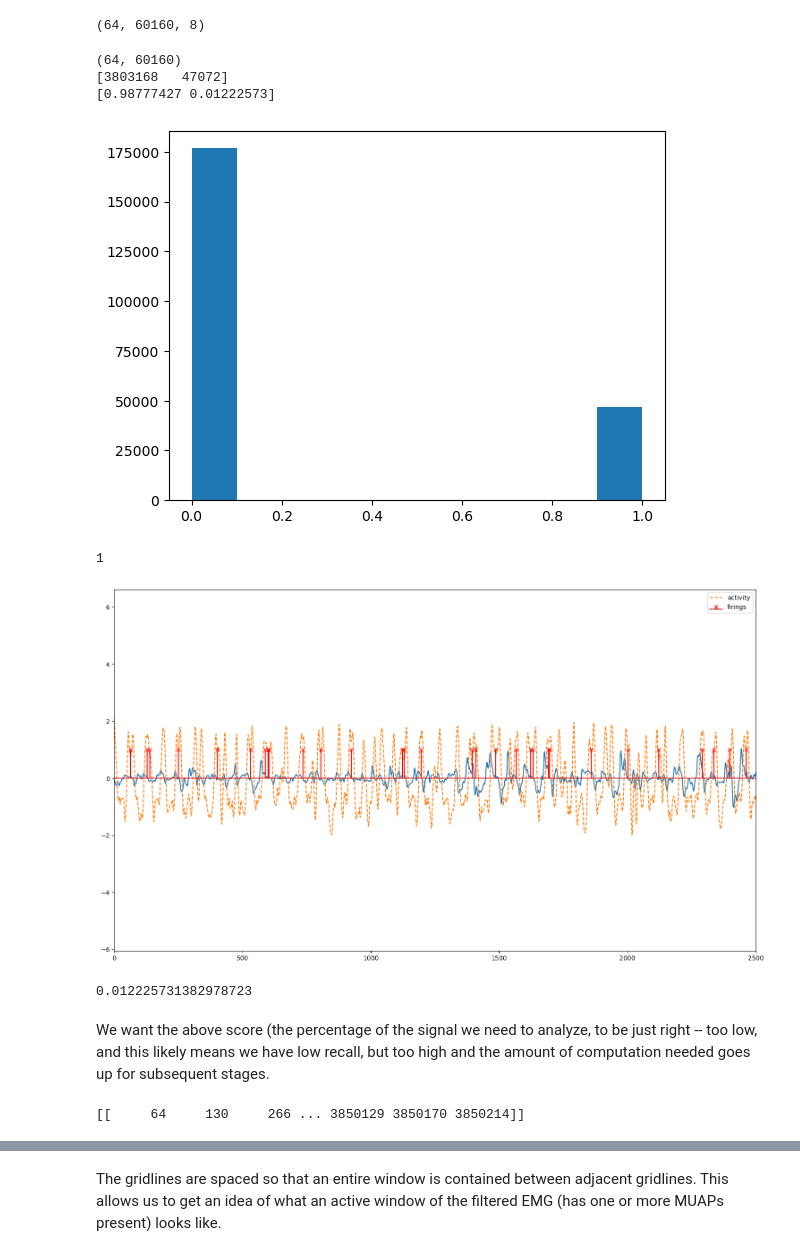
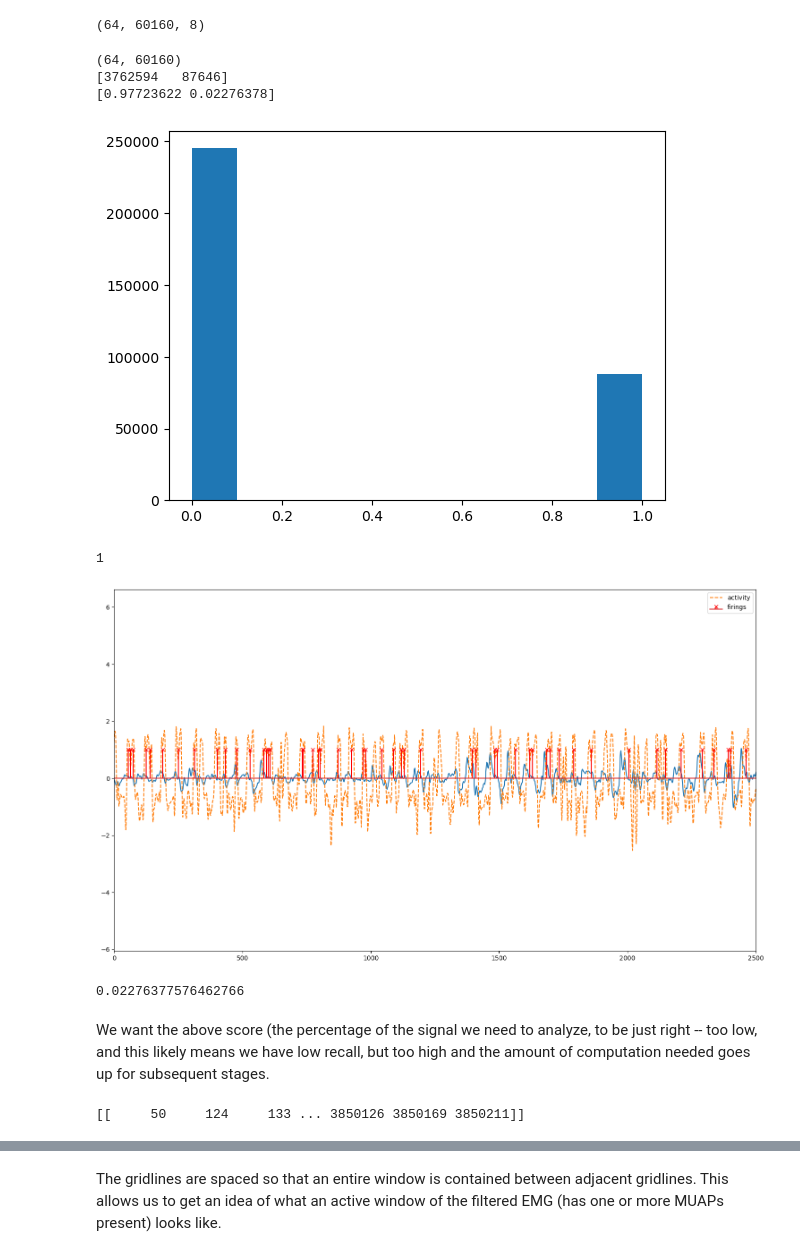
Before and after one commit to Electrum9/mlsp-project, a Jupyter notebook: Dictionary.ipynb, the cells around one changed output, grey strips where cells are left out. Saved outputs shown, nothing was run; the diff lists cells and outputs as text; code cells hidden in the pictures.

```diff
--- a/Dictionary.ipynb
+++ b/Dictionary.ipynb
@@ -194,42 +194,42 @@ p = 1
 #activity = k*(lambda1 + lambda2)**p
 #activity = lambda1 + lambda2 + lambda1*lambda2
 #activity = lambda1*lambda2 - k*(lambda1 + lambda2)**p
-activity = savgol_filter(-lambda1 * lambda2, 20, 2)
+activity = savgol_filter(-lambda1 * lambda2, 10, 2)
 #activity = np.exp(activity)
 #activity = lambda1*lambda2/(lambda1+lambda2)
 activity.shape
 
 #plt.figure()
 #plt.plot(activity[electrode,start:stop])
 
 # NOTE: Activity must be positive everywhere (or at least at firing locations) for this to work!
 s = activity[:, start:stop].shape
 a_flat = activity.reshape(1,-1).T.squeeze()
 p, _ = find_peaks(-a_flat)
 
 assignments = KMeans(n_clusters=2, n_init="auto").fit_predict(np.expand_dims(a_flat[p], axis=-1))
 #assignments = KMeans(n_clusters=2, n_init="auto").fit_predict(wavelet_convolved[0,100:-100,:])
 
 plt.figure()
 plt.hist(assignments)
 
 z = np.zeros_like(a_flat)
 z[p] = assignments
 assignments = z.reshape(s)
 print(assignments.shape)
 
 #assignments = assignments[electrode,:] # focus on particular electrode
 
 unique, counts = np.unique(assignments, return_counts=True)
 
 print(counts)
 
 print(counts / counts.sum())
 # %% [output]
 (64, 60160)
-[3803168   47072]
-[0.98777427 0.01222573]
+[3762594   87646]
+[0.97723622 0.02276378]
-[figure, old version]
+[figure, new version]
 # %%
 #%matplotlib widget
 activity_cluster_id = np.argmin(counts)
@@ -258,11 +258,11 @@ plt.legend()
 plt.show()
 # %% [output]
 1
-[figure, old version]
+[figure, new version]
 # %%
 (assignments[:, start:stop] == activity_cluster_id).sum() / (assignments[:, start:stop]).size
 # %% [output]
-0.012225731382978723
+0.02276377576462766
 # %% [markdown]
 We want the above score (the percentage of the signal we need to analyze, to be just right -- too low, and this likely means we have low recall, but too high and the amount of computation needed goes up for subsequent stages.
 # %%
@@ -284,7 +284,7 @@ idxs = idxs.T
 #mask = idxs[:,-1] < filtered_emg.shape[0]
 #idxs = idxs[mask,:]
 # %% [output]
-[[     64     130     266 ... 3850129 3850170 3850214]]
+[[     50     124     133 ... 3850126 3850169 3850211]]
 # %%
 windows = filtered_emg[idxs]
 # %%
```
Also changed, not shown: parts of 17 cells of this notebook.
